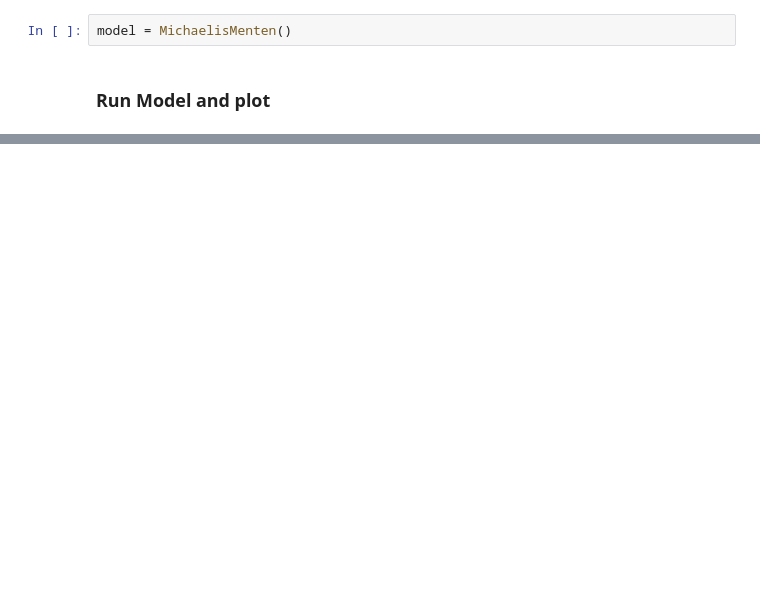
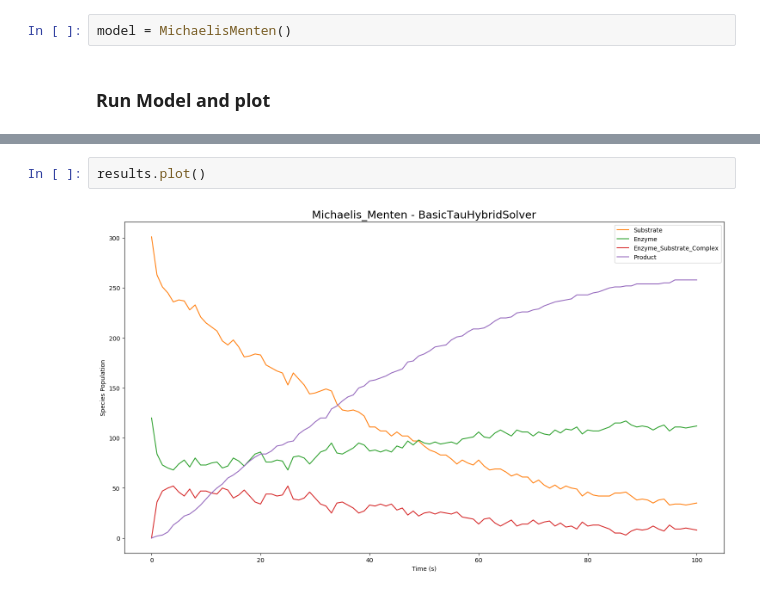
Before and after one commit to StochSS/GillesPy2, a Jupyter notebook: examples/BasicExamples/Events.ipynb, the cells around one changed output, grey strips where cells are left out. Cells and saved outputs as stored; diff of their text form; blank space fills up the shorter version.

```diff
--- a/examples/BasicExamples/Events.ipynb
+++ b/examples/BasicExamples/Events.ipynb
@@ -153,3 +89,7 @@ Wall time: 164 ms
+# %%
+results.plot()
+# %% [output]
+[figure, added]
 # %%
 plt.figure(figsize=(18,10))
 plt.title("Michaelis-Menten: Basic Tau Hybrid Solver")
```
Also changed, not shown: parts of 6 cells of this notebook, 2 other files.
